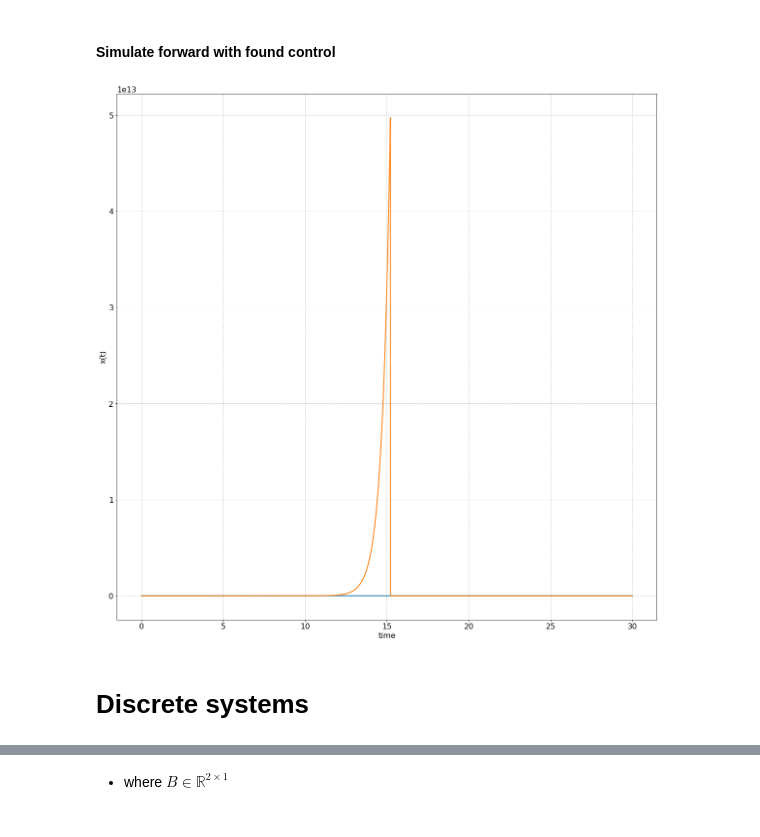
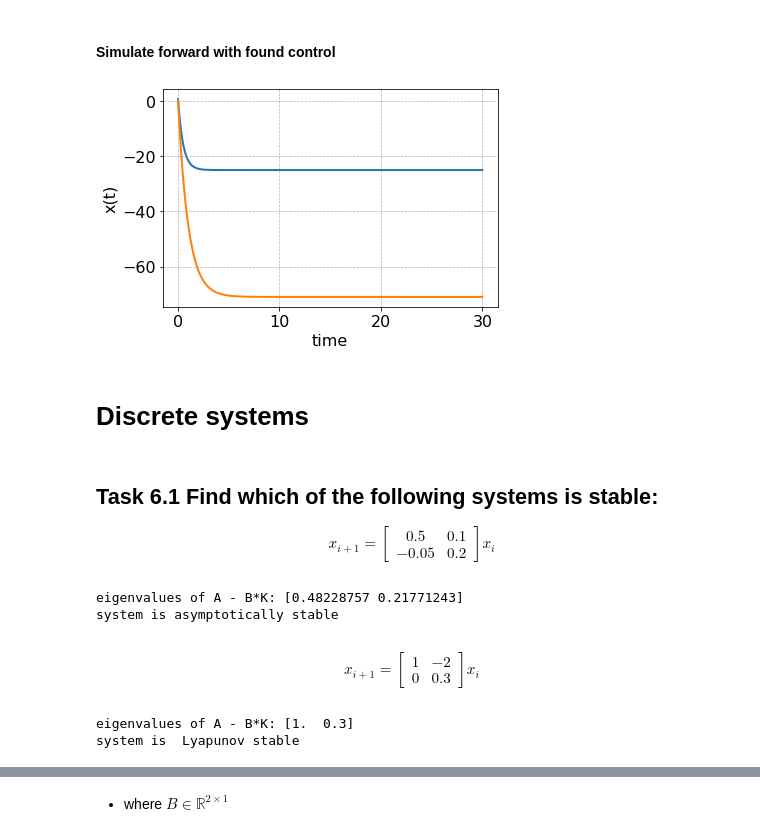
Before and after one commit to Ehsan2754/Spring2021Labs, a Jupyter notebook: Ehsan_Shaghaei_B1903_LAB2 (1).ipynb, the cells around one changed output, grey strips where cells are left out. Saved outputs shown, nothing was run; the diff lists cells and outputs as text; code cells hidden in the pictures.

```diff
--- a/Ehsan_Shaghaei_B1903_LAB2 (1).ipynb
+++ b/Ehsan_Shaghaei_B1903_LAB2 (1).ipynb
@@ -1050,33 +1050,82 @@ eigenvalues of A - B*K: [-1.  2.]
 # %%
 x_desired = np.array([1,0])
 u_desired = np.array([-5,-10])
 
 
 
 def StateSpace(x, t):
     u = -K.dot(x - x_desired) + u_desired
     return A.dot(x) + B.dot(u)
 
 time = np.linspace(0, 30, 30000)
 x0 = np.random.rand(n)  # initial state
 
 solution = {"solution_1": odeint(StateSpace, x0, time)}
 
 
-plt.rcParams['figure.figsize'] = [20, 20]
+# plt.rcParams['figure.figsize'] = [20, 20]
 
 # plt.rcParams["font.family"] = "Old Times American"
 plt.rcParams["font.size"] = 16
 plt.rcParams["font.weight"] = 'normal'
 
 
 # plt.subplot(221)
 plt.plot(time, solution["solution_1"], linewidth=2)
 plt.xlabel('time')
 plt.ylabel('x(t)')
 plt.grid(color='k', linestyle='--', linewidth=0.7, alpha=0.3)
 # plt.title('autonomous')
 # %% [output]
-[figure, old version]
+[figure, new version]
 # %% [markdown]
 # Discrete systems
+# %% [markdown]
+## Task 6.1 Find which of the following systems is stable:
+
+$$x_{i+1} =
+\begin{bmatrix} 0.5 & 0.1 \\ -0.05 & 0.2
+\end{bmatrix}
+x_i
+$$
+# %%
+from numpy.linalg import eig
+
+A = np.array([[0.5, 0.1], [-0.05, 0.2]])
+
+e, v = eig(A)
+i,j = e
+print("eigenvalues of A - B*K:", e)
+i,j = e
+if(abs(i)>1 )or (abs(j)>1):
+  print('system is unstable')
+elif(abs(i) == 1) or (abs(j)==1):
+  print("system is  Lyapunov stable")
+else:
+  print("system is asymptotically stable")
+# %% [output]
+eigenvalues of A - B*K: [0.48228757 0.21771243]
+system is asymptotically stable
+# %% [markdown]
+ $$x_{i+1} =
+\begin{bmatrix} 1 & -2 \\ 0 & 0.3
+\end{bmatrix}
+x_i
+$$
+# %%
+from numpy.linalg import eig
+
+A = np.array([[1, -2], [0, 0.3]])
+
+e, v = eig(A)
+print("eigenvalues of A - B*K:", e)
+i,j = e
+if(abs(i)>1 )or (abs(j)>1):
+  print('system is unstable')
+elif(abs(i) == 1) or (abs(j)==1):
+  print("system is  Lyapunov stable")
+else:
+  print("system is asymptotically stable")
+# %% [output]
+eigenvalues of A - B*K: [1.  0.3]
+system is  Lyapunov stable
```
Also changed, not shown: parts of 13 cells of this notebook, 4 other files.
